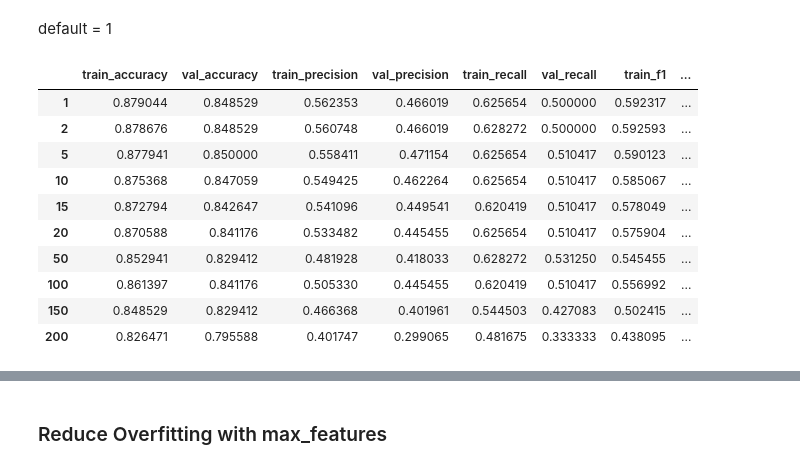
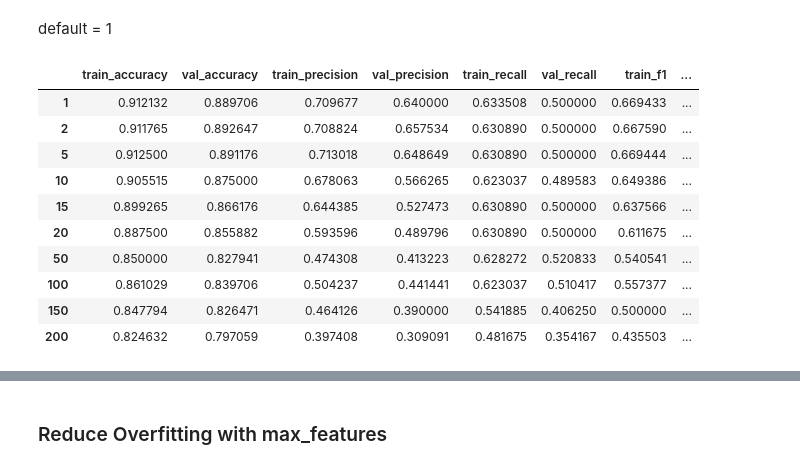
Before and after one commit to chuannarongvat/internship_c_dataset_1, a Jupyter notebook: notebooks/2.5_random-forest.ipynb, the cells around one changed output, grey strips where cells are left out. Drawn from its saved outputs; the diff is of its cells as text; code cells hidden in the pictures.

```diff
--- a/notebooks/2.5_random-forest.ipynb
+++ b/notebooks/2.5_random-forest.ipynb
@@ -836,7 +827,7 @@ val_f1 = []
 val_roc_auc = []
 
 for i in max_depth:
-    rf = RandomForestClassifier(random_state=8, class_weight='balanced', n_estimators=400, max_depth=i).fit(X_train, y_train)
+    rf = RandomForestClassifier(random_state=8, class_weight='balanced', n_estimators=500, max_depth=i).fit(X_train, y_train)
     y_train_preds = rf.predict(X_train)
     y_val_preds = rf.predict(X_val)
 
@@ -885,6 +876,6 @@ plot_performance(max_depth, 'Max Depth')
 # %% [markdown]
 #### max_depth = 5
 # %%
-rf_max_depth = RandomForestClassifier(random_state=8, class_weight='balanced', n_estimators=400, max_depth=5)
+rf_max_depth = RandomForestClassifier(random_state=8, class_weight='balanced', n_estimators=500, max_depth=5)
 rf_max_depth.fit(X_train, y_train)
 # %% [output]
@@ -921,7 +912,7 @@ val_f1 = []
 val_roc_auc = []
 
 for i in min_samples_split:
-    rf = RandomForestClassifier(random_state=8, class_weight='balanced', n_estimators=400, max_depth=5, min_samples_split=i).fit(X_train, y_train)
+    rf = RandomForestClassifier(random_state=8, class_weight='balanced', n_estimators=500, max_depth=5, min_samples_split=i).fit(X_train, y_train)
     y_train_preds = rf.predict(X_train)
     y_val_preds = rf.predict(X_val)
 
@@ -977,5 +968,5 @@ plot_performance(min_samples_split, 'Min Samples Split')
 # %%
-rf_min_samples_split = RandomForestClassifier(random_state=8, class_weight='balanced', n_estimators=400, max_depth=5, min_samples_split=100)
+rf_min_samples_split = RandomForestClassifier(random_state=8, class_weight='balanced', n_estimators=500, max_depth=5, min_samples_split=10)
 rf_min_samples_split.fit(X_train, y_train)
 # %% [output]
 RandomForestClassifier(class_weight='balanced', max_depth=5,
@@ -1011,49 +1002,49 @@ val_f1 = []
 val_roc_auc = []
 
 for i in min_samples_leaf:
-    rf = RandomForestClassifier(random_state=8, class_weight='balanced', n_estimators=400, max_depth=5, min_samples_split=100, min_samples_leaf=i).fit(X_train, y_train)
+    rf = RandomForestClassifier(random_state=8, class_weight='balanced', n_estimators=500, max_depth=5, min_samples_split=10, min_samples_leaf=i).fit(X_train, y_train)
     y_train_preds = rf.predict(X_train)
     y_val_preds = rf.predict(X_val)
 
     y_train_probs = rf.predict_proba(X_train)[:, 1]
     y_val_probs = rf.predict_proba(X_val)[:, 1]
 
     train_accuracy.append(accuracy_score(y_train, y_train_preds))
     train_precision.append(precision_score(y_train, y_train_preds))
     train_recall.append(recall_score(y_train, y_train_preds))
     train_f1.append(f1_score(y_train, y_train_preds))
     train_roc_auc.append(roc_auc_score(y_train, y_train_probs))
 
     val_accuracy.append(accuracy_score(y_val, y_val_preds))
     val_precision.append(precision_score(y_val, y_val_preds))
     val_recall.append(recall_score(y_val, y_val_preds))
     val_f1.append(f1_score(y_val, y_val_preds))
     val_roc_auc.append(roc_auc_score(y_val, y_val_probs))
 
 tune_min_samples_leaf = pd.DataFrame({'train_accuracy': train_accuracy,
                        'val_accuracy': val_accuracy,
                        'train_precision': train_precision,
                        'val_precision': val_precision,
                        'train_recall': train_recall,
                        'val_recall': val_recall,
                        'train_f1': train_f1,
                        'val_f1': val_f1,
                        'train_roc_auc': train_roc_auc,
                        'val_roc_auc': val_roc_auc}, index=min_samples_leaf)
 
 tune_min_samples_leaf
 # %% [output]
 |  | train_accuracy | val_accuracy | train_precision | val_precision | train_recall | val_recall | train_f1 | ... |
-| 1 | 0.879044 | 0.848529 | 0.562353 | 0.466019 | 0.625654 | 0.500000 | 0.592317 | ... |
-| 2 | 0.878676 | 0.848529 | 0.560748 | 0.466019 | 0.628272 | 0.500000 | 0.592593 | ... |
-| 5 | 0.877941 | 0.850000 | 0.558411 | 0.471154 | 0.625654 | 0.510417 | 0.590123 | ... |
-| 10 | 0.875368 | 0.847059 | 0.549425 | 0.462264 | 0.625654 | 0.510417 | 0.585067 | ... |
-| 15 | 0.872794 | 0.842647 | 0.541096 | 0.449541 | 0.620419 | 0.510417 | 0.578049 | ... |
-| 20 | 0.870588 | 0.841176 | 0.533482 | 0.445455 | 0.625654 | 0.510417 | 0.575904 | ... |
-| 50 | 0.852941 | 0.829412 | 0.481928 | 0.418033 | 0.628272 | 0.531250 | 0.545455 | ... |
-| 100 | 0.861397 | 0.841176 | 0.505330 | 0.445455 | 0.620419 | 0.510417 | 0.556992 | ... |
-| 150 | 0.848529 | 0.829412 | 0.466368 | 0.401961 | 0.544503 | 0.427083 | 0.502415 | ... |
-| 200 | 0.826471 | 0.795588 | 0.401747 | 0.299065 | 0.481675 | 0.333333 | 0.438095 | ... |
+| 1 | 0.912132 | 0.889706 | 0.709677 | 0.640000 | 0.633508 | 0.500000 | 0.669433 | ... |
+| 2 | 0.911765 | 0.892647 | 0.708824 | 0.657534 | 0.630890 | 0.500000 | 0.667590 | ... |
+| 5 | 0.912500 | 0.891176 | 0.713018 | 0.648649 | 0.630890 | 0.500000 | 0.669444 | ... |
+| 10 | 0.905515 | 0.875000 | 0.678063 | 0.566265 | 0.623037 | 0.489583 | 0.649386 | ... |
+| 15 | 0.899265 | 0.866176 | 0.644385 | 0.527473 | 0.630890 | 0.500000 | 0.637566 | ... |
+| 20 | 0.887500 | 0.855882 | 0.593596 | 0.489796 | 0.630890 | 0.500000 | 0.611675 | ... |
+| 50 | 0.850000 | 0.827941 | 0.474308 | 0.413223 | 0.628272 | 0.520833 | 0.540541 | ... |
+| 100 | 0.861029 | 0.839706 | 0.504237 | 0.441441 | 0.623037 | 0.510417 | 0.557377 | ... |
+| 150 | 0.847794 | 0.826471 | 0.464126 | 0.390000 | 0.541885 | 0.406250 | 0.500000 | ... |
+| 200 | 0.824632 | 0.797059 | 0.397408 | 0.309091 | 0.481675 | 0.354167 | 0.435503 | ... |
 # %%
 plot_performance(min_samples_leaf, 'Min Samples Leaf')
 # %% [output]
```
Also changed, not shown: parts of 30 cells of this notebook, 19 other files.
